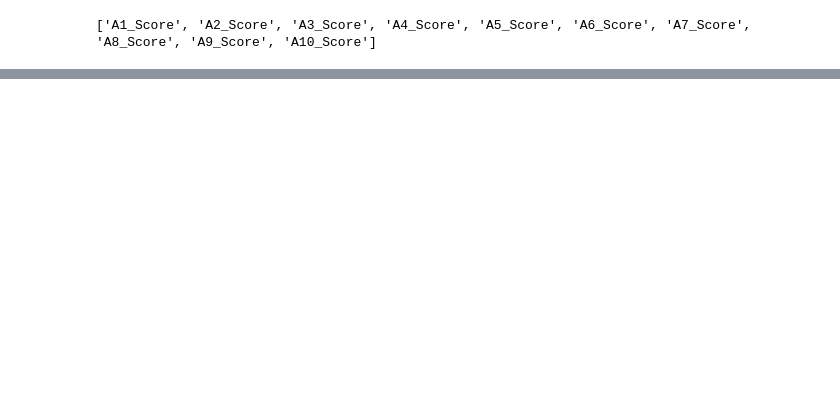
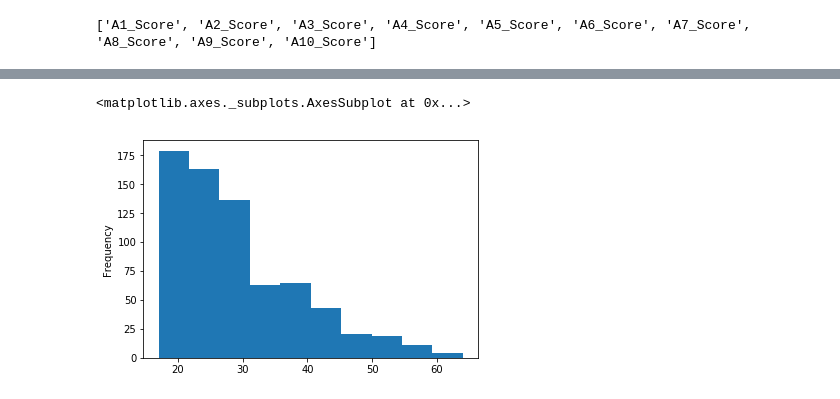
Before and after one commit to nathNath/provadeia, a Jupyter notebook: questaoum/questaoum.ipynb, the cells around one changed output, grey strips where cells are left out. Saved outputs shown, nothing was run; the diff lists cells and outputs as text; code cells hidden in the pictures; blank space fills up the shorter version.

```diff
--- a/questaoum/questaoum.ipynb
+++ b/questaoum/questaoum.ipynb
@@ -325,0 +331,5 @@ dataset.head(15)
+# %%
+dataset['age'].plot(kind='hist')
+# %% [output]
+<matplotlib.axes._subplots.AxesSubplot at 0x...>
+[figure, added]
```
Also changed, not shown: parts of 62 cells of this notebook.
